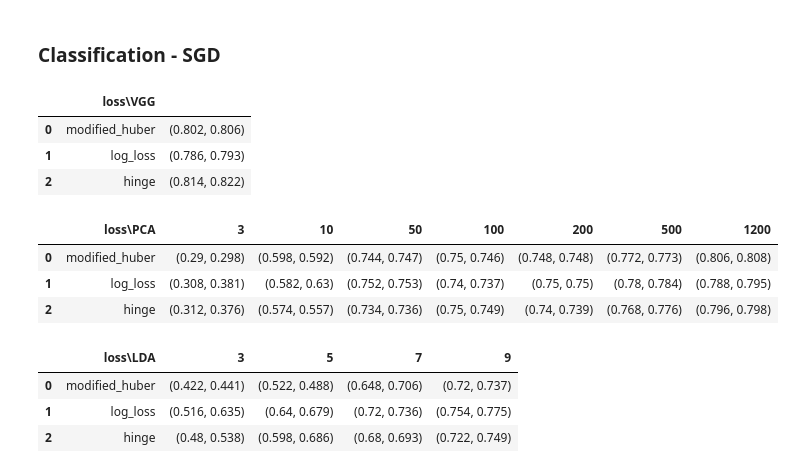
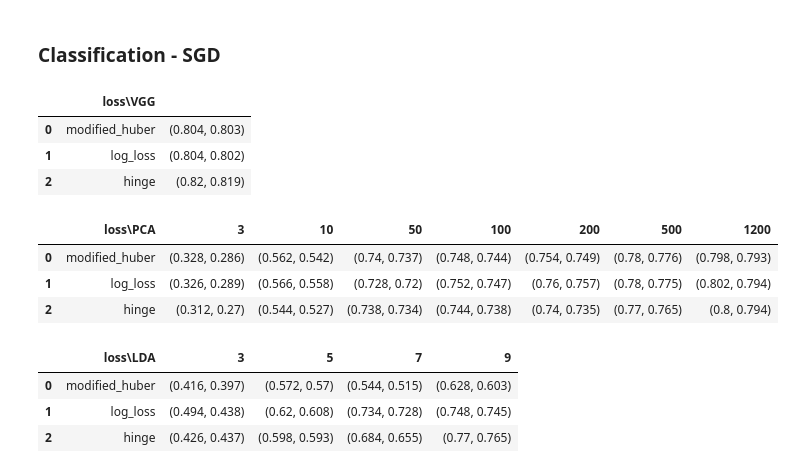
Before and after one commit to bonoldie/ML_exam, a Jupyter notebook: nb_vgg.ipynb, the cells around one changed output. Cells and saved outputs as stored; diff of their text form; code cells hidden in the pictures.

```diff
--- a/nb_vgg.ipynb
+++ b/nb_vgg.ipynb
@@ -398,10 +345,7 @@ for k_idx, k in enumerate(k_to_test["VGG"]):
     preds = knn.predict(vgg_out["valid"])
 
     accuracy = round(accuracy_score(dataset["valid"]["labels"], preds), 3)
-    precision = round(
-        # f1_score(dataset["valid"]["labels"], preds, average="weighted")
-        # precision_score(dataset["valid"]["labels"], preds, average="weighted", labels=np.unique(preds)), 3
-    )
+    precision = round(f1_score(dataset["valid"]["labels"], preds, average="macro"), 3)
 
     KNN_VGG_stats[k_idx].append((accuracy, precision))
 
@@ -421,9 +365,7 @@ for k_idx, k in enumerate(k_to_test["PCA"]):
         preds = knn.predict(PCAs_results["valid"][n_components])
 
         accuracy = round(accuracy_score(dataset["valid"]["labels"], preds), 3)
-        precision = round(
-            precision_score(dataset["valid"]["labels"], preds, average="weighted", labels=np.unique(preds)), 3
-        )
+        precision = round(f1_score(dataset["valid"]["labels"], preds, average="macro"), 3)
 
         KNN_PCA_stats[k_idx].insert(n_components_idx + 1, (accuracy, precision))
 
@@ -445,9 +387,7 @@ for k_idx, k in enumerate(k_to_test["LDA"]):
         preds = knn.predict(LDAs_results["valid"][n_components])
 
         accuracy = round(accuracy_score(dataset["valid"]["labels"], preds), 3)
-        precision = round(
-            precision_score(dataset["valid"]["labels"], preds, average="weighted"), 3
-        )
+        precision = round(f1_score(dataset["valid"]["labels"], preds, average="macro"), 3)
 
         KNN_LDA_stats[k_idx].insert(n_components_idx + 1, (accuracy, precision))
         # ConfusionMatrixDisplay(confusion_matrix(dataset['valid']['labels'], preds),display_labels=dataset['valid']['unique_labels']).plot()
@@ -663,6 +481,11 @@ ValueError: 2 columns passed, passed data had 5 columns
 # %% [markdown]
 ### Classification - SGD
 # %%
+vgg_out = pickle.load(open(".pkl/vgg_out.pkl", "rb"))
+
+PCAs_results = pickle.load(open(".pkl/vgg_pca_out.pkl", "rb"))
+LDAs_results = pickle.load(open(".pkl/vgg_lda_out.pkl", "rb"))
+TSNEs_results = pickle.load(open(".pkl/vgg_tsne_out.pkl", "rb"))
 
 losses_to_test = {
     "VGG": ["modified_huber", "log_loss", "hinge"],
@@ -678,23 +501,25 @@ for loss_idx, loss in enumerate(losses_to_test["VGG"]):
 
     SGD_VGG_stats.insert(loss_idx, [loss])
 
-    svm = SGDClassifier(loss=loss, max_iter=10000)
+    sgd = SGDClassifier(loss=loss, max_iter=10000)
 
-    svm.fit(vgg_out["train"], dataset["train"]["labels"])
+    sgd.fit(vgg_out["train"], dataset["train"]["labels"])
 
-    preds = svm.predict(vgg_out["valid"])
+    preds = sgd.predict(vgg_out["valid"])
 
     accuracy = round(accuracy_score(dataset["valid"]["labels"], preds), 3)
-    precision = round(
-        precision_score(dataset["valid"]["labels"], preds, average="weighted"), 3
-    )
+    f_one_score = round(f1_score(dataset["valid"]["labels"], preds, average="weighted"), 3)
 
-    SGD_VGG_stats[loss_idx].append((accuracy, precision))
+    SGD_VGG_stats[loss_idx].append((accuracy, f_one_score))
 
-SVM_VGG_df = pd.DataFrame(
+    if loss == "modified_huber":
+        ConfusionMatrixDisplay(confusion_matrix(dataset['valid']['labels'], preds),display_labels=dataset['valid']['unique_labels']).plot()
+        plt.xticks(rotation=90)
+
+SGD_VGG_df = pd.DataFrame(
     SGD_VGG_stats, columns=["loss\\VGG", ""]
 )
-display(SVM_VGG_df)
+display(SGD_VGG_df)
 
 for loss_idx, loss in enumerate(losses_to_test["PCA"]):
 
@@ -708,54 +533,49 @@ for loss_idx, loss in enumerate(losses_to_test["PCA"]):
         preds = sgd.predict(PCAs_results["valid"][n_components])
 
         accuracy = round(accuracy_score(dataset["valid"]["labels"], preds), 3)
-        precision = round(
-            precision_score(dataset["valid"]["labels"], preds, average="macro"), 3
-        )
+        f_one_score = round(f1_score(dataset["valid"]["labels"], preds, average="macro"), 3)
 
         SGD_PCA_stats[loss_idx].insert(
-            n_components_idx + 1, (accuracy, precision)
+            n_components_idx + 1, (accuracy, f_one_score)
         )
-        # ConfusionMatrixDisplay(confusion_matrix(dataset['valid']['labels'], preds),display_labels=dataset['valid']['unique_labels']).plot()
 
 SGD_PCA_df = pd.DataFrame(
     SGD_PCA_stats, columns=["loss\\PCA"] + n_components_to_test["PCA"]
 )
 display(SGD_PCA_df)
 
 for loss_idx, loss in enumerate(losses_to_test["LDA"]):
 
     SGD_LDA_stats.insert(loss_idx, [loss])
 
     for n_components_idx, n_components in enumerate(n_components_to_test["LDA"]):
         sgd = SGDClassifier(loss=loss, max_iter=10000)
 
         sgd.fit(LDAs_results["train"][n_components], dataset["train"]["labels"])
 
         preds = sgd.predict(LDAs_results["valid"][n_components])
 
         accuracy = round(accuracy_score(dataset["valid"]["labels"], preds), 3)
-        precision = round(
-            precision_score(dataset["valid"]["labels"], preds, average="macro"), 3
-        )
+        f_one_score = round(f1_score(dataset["valid"]["labels"], preds, average="macro"), 3)
 
         SGD_LDA_stats[loss_idx].insert(
-            n_components_idx + 1, (accuracy, precision)
+            n_components_idx + 1, (accuracy, f_one_score)
         )
 
 SGD_LDA_df = pd.DataFrame(
     SGD_LDA_stats, columns=["loss\\LDA"] + n_components_to_test["LDA"]
 )
 display(SGD_LDA_df)
 # %% [output]
 |  | loss\VGG |  |
-| 0 | modified_huber | (0.802, 0.806) |
-| 1 | log_loss | (0.786, 0.793) |
-| 2 | hinge | (0.814, 0.822) |
+| 0 | modified_huber | (0.804, 0.803) |
+| 1 | log_loss | (0.804, 0.802) |
+| 2 | hinge | (0.82, 0.819) |
 |  | loss\PCA | 3 | 10 | 50 | 100 | 200 | 500 | 1200 |
-| 0 | modified_huber | (0.29, 0.298) | (0.598, 0.592) | (0.744, 0.747) | (0.75, 0.746) | (0.748, 0.748) | (0.772, 0.773) | (0.806, 0.808) |
-| 1 | log_loss | (0.308, 0.381) | (0.582, 0.63) | (0.752, 0.753) | (0.74, 0.737) | (0.75, 0.75) | (0.78, 0.784) | (0.788, 0.795) |
-| 2 | hinge | (0.312, 0.376) | (0.574, 0.557) | (0.734, 0.736) | (0.75, 0.749) | (0.74, 0.739) | (0.768, 0.776) | (0.796, 0.798) |
+| 0 | modified_huber | (0.328, 0.286) | (0.562, 0.542) | (0.74, 0.737) | (0.748, 0.744) | (0.754, 0.749) | (0.78, 0.776) | (0.798, 0.793) |
+| 1 | log_loss | (0.326, 0.289) | (0.566, 0.558) | (0.728, 0.72) | (0.752, 0.747) | (0.76, 0.757) | (0.78, 0.775) | (0.802, 0.794) |
+| 2 | hinge | (0.312, 0.27) | (0.544, 0.527) | (0.738, 0.734) | (0.744, 0.738) | (0.74, 0.735) | (0.77, 0.765) | (0.8, 0.794) |
 |  | loss\LDA | 3 | 5 | 7 | 9 |
-| 0 | modified_huber | (0.422, 0.441) | (0.522, 0.488) | (0.648, 0.706) | (0.72, 0.737) |
-| 1 | log_loss | (0.516, 0.635) | (0.64, 0.679) | (0.72, 0.736) | (0.754, 0.775) |
-| 2 | hinge | (0.48, 0.538) | (0.598, 0.686) | (0.68, 0.693) | (0.722, 0.749) |
+| 0 | modified_huber | (0.416, 0.397) | (0.572, 0.57) | (0.544, 0.515) | (0.628, 0.603) |
+| 1 | log_loss | (0.494, 0.438) | (0.62, 0.608) | (0.734, 0.728) | (0.748, 0.745) |
+| 2 | hinge | (0.426, 0.437) | (0.598, 0.593) | (0.684, 0.655) | (0.77, 0.765) |
```
Also changed, not shown: parts of 11 cells of this notebook, 1 other file.
